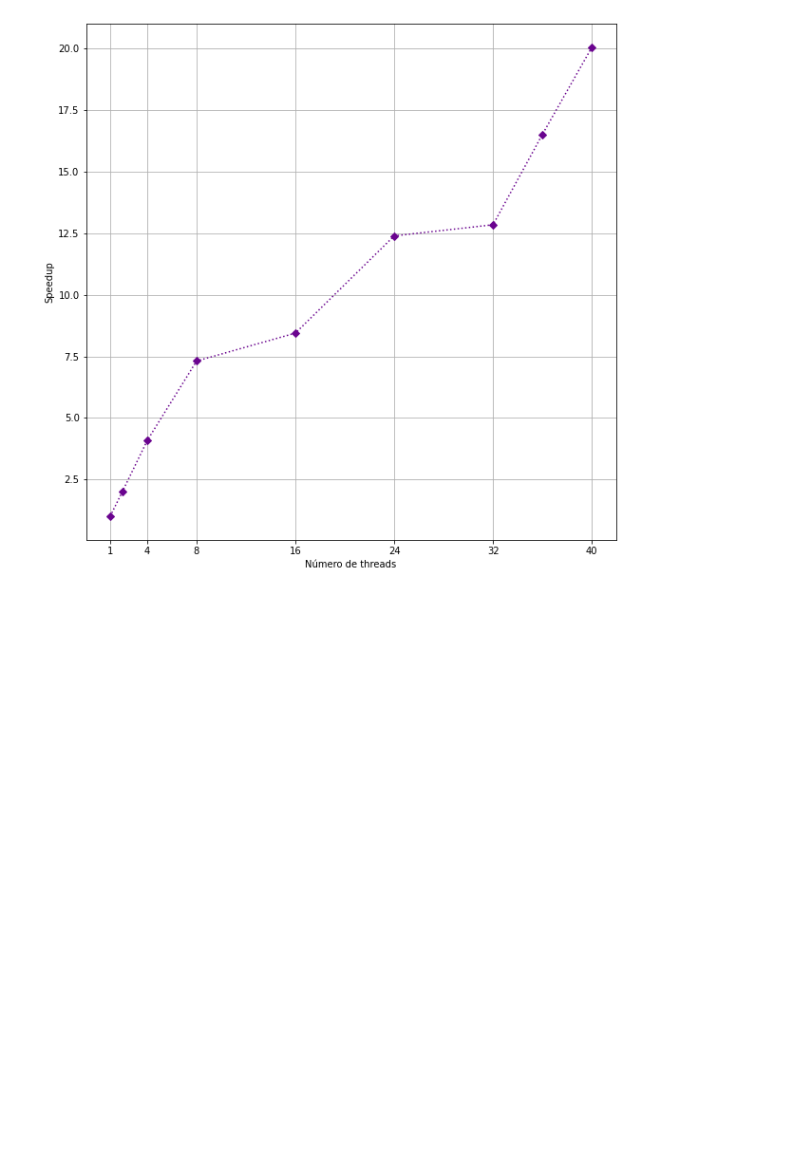
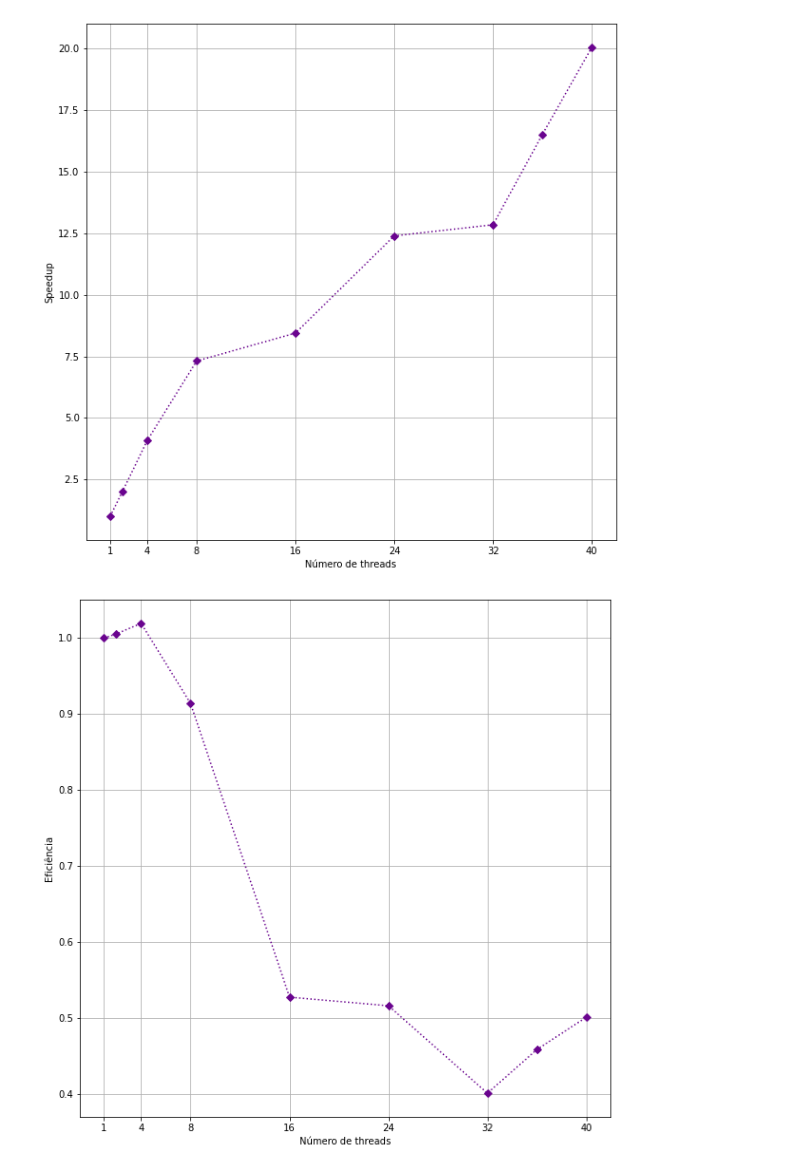
Before and after one commit to IvanCalvo/ppd, a Jupyter notebook: graficos.ipynb, the cells around one changed output. Cells and saved outputs as stored; diff of their text form; code cells hidden in the pictures; blank space fills up the shorter version.

```diff
--- a/graficos.ipynb
+++ b/graficos.ipynb
@@ -45,3 +45,11 @@ ax.set_ylabel('Speedup')
 plt.show()
 # %% [output]
 [figure]
+# %%
+ax = data_ep3.plot(x='n_threads', y='eficiencia', color='#6a048f', linestyle=':', marker='D', figsize=(10,10), grid=True, legend=False)
+ax.set_xticks([1,4,8,16,24,32,40])
+ax.set_xlabel('Número de threads')
+ax.set_ylabel('Eficiência')
+plt.show()
+# %% [output]
+[figure, added]
```
Also changed, not shown: 4 other files.
